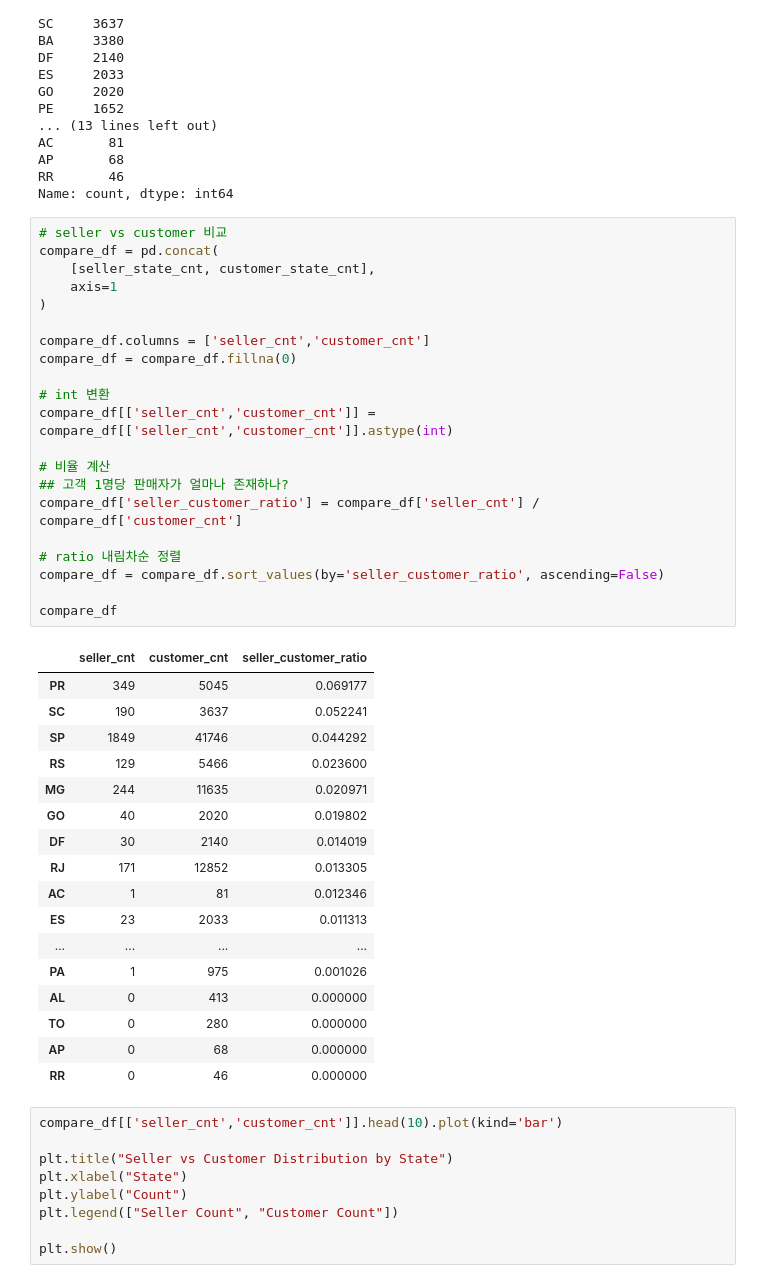
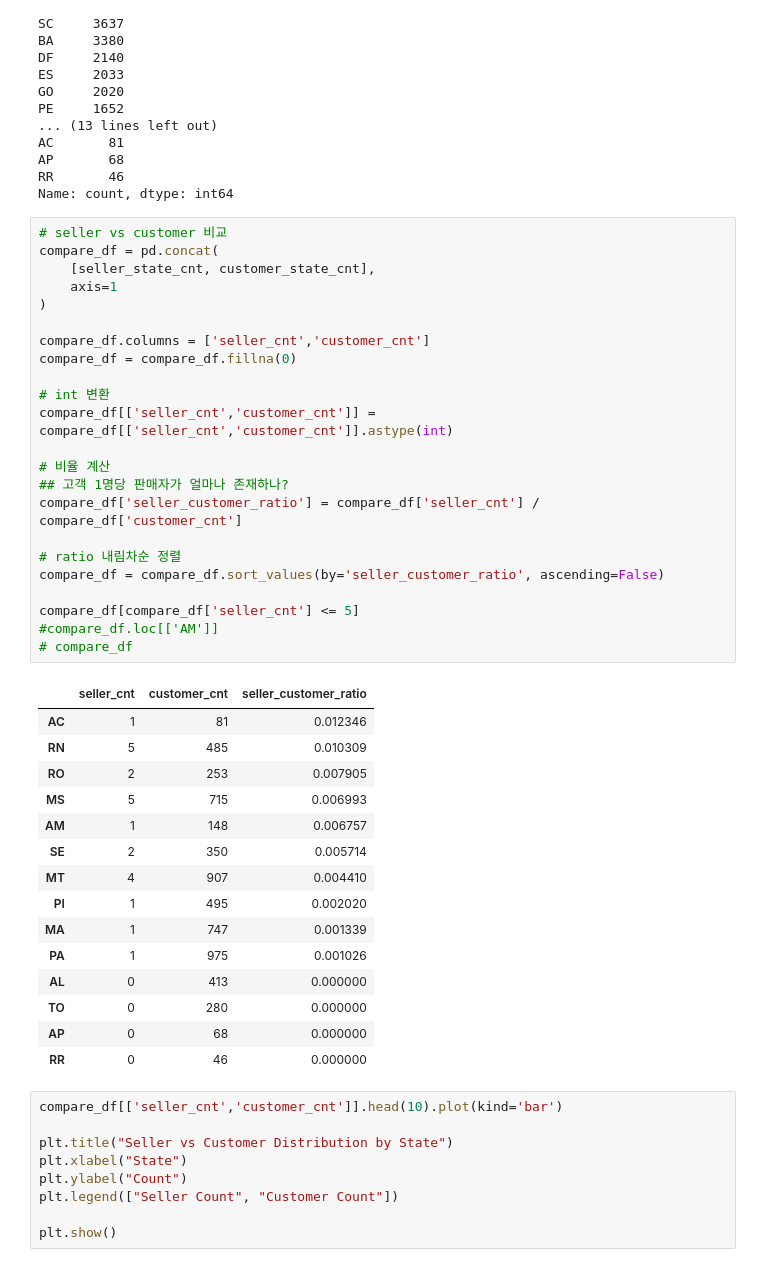
Before and after one commit to yoohengu/olist, a Jupyter notebook: notebooks/eda.ipynb, the cells around one changed output. Drawn from its saved outputs; the diff is of its cells as text.

```diff
--- a/notebooks/eda.ipynb
+++ b/notebooks/eda.ipynb
@@ -141,37 +157,37 @@ Name: count, dtype: int64
 # %%
 # seller vs customer 비교
 compare_df = pd.concat(
     [seller_state_cnt, customer_state_cnt],
     axis=1
 )
 
 compare_df.columns = ['seller_cnt','customer_cnt']
 compare_df = compare_df.fillna(0)
 
 # int 변환
 compare_df[['seller_cnt','customer_cnt']] = compare_df[['seller_cnt','customer_cnt']].astype(int)
 
 # 비율 계산
 ## 고객 1명당 판매자가 얼마나 존재하나?
 compare_df['seller_customer_ratio'] = compare_df['seller_cnt'] / compare_df['customer_cnt']
 
 # ratio 내림차순 정렬
 compare_df = compare_df.sort_values(by='seller_customer_ratio', ascending=False)
 
-compare_df
+compare_df[compare_df['seller_cnt'] <= 5]
+#compare_df.loc[['AM']]
+# compare_df
 # %% [output]
 |  | seller_cnt | customer_cnt | seller_customer_ratio |
-| PR | 349 | 5045 | 0.069177 |
-| SC | 190 | 3637 | 0.052241 |
-| SP | 1849 | 41746 | 0.044292 |
-| RS | 129 | 5466 | 0.023600 |
-| MG | 244 | 11635 | 0.020971 |
-| GO | 40 | 2020 | 0.019802 |
-| DF | 30 | 2140 | 0.014019 |
-| RJ | 171 | 12852 | 0.013305 |
 | AC | 1 | 81 | 0.012346 |
-| ES | 23 | 2033 | 0.011313 |
-| ... | ... | ... | ... |
+| RN | 5 | 485 | 0.010309 |
+| RO | 2 | 253 | 0.007905 |
+| MS | 5 | 715 | 0.006993 |
+| AM | 1 | 148 | 0.006757 |
+| SE | 2 | 350 | 0.005714 |
+| MT | 4 | 907 | 0.004410 |
+| PI | 1 | 495 | 0.002020 |
+| MA | 1 | 747 | 0.001339 |
 | PA | 1 | 975 | 0.001026 |
 | AL | 0 | 413 | 0.000000 |
 | TO | 0 | 280 | 0.000000 |
```
Also changed, not shown: parts of 6 cells of this notebook, 1 other file.
